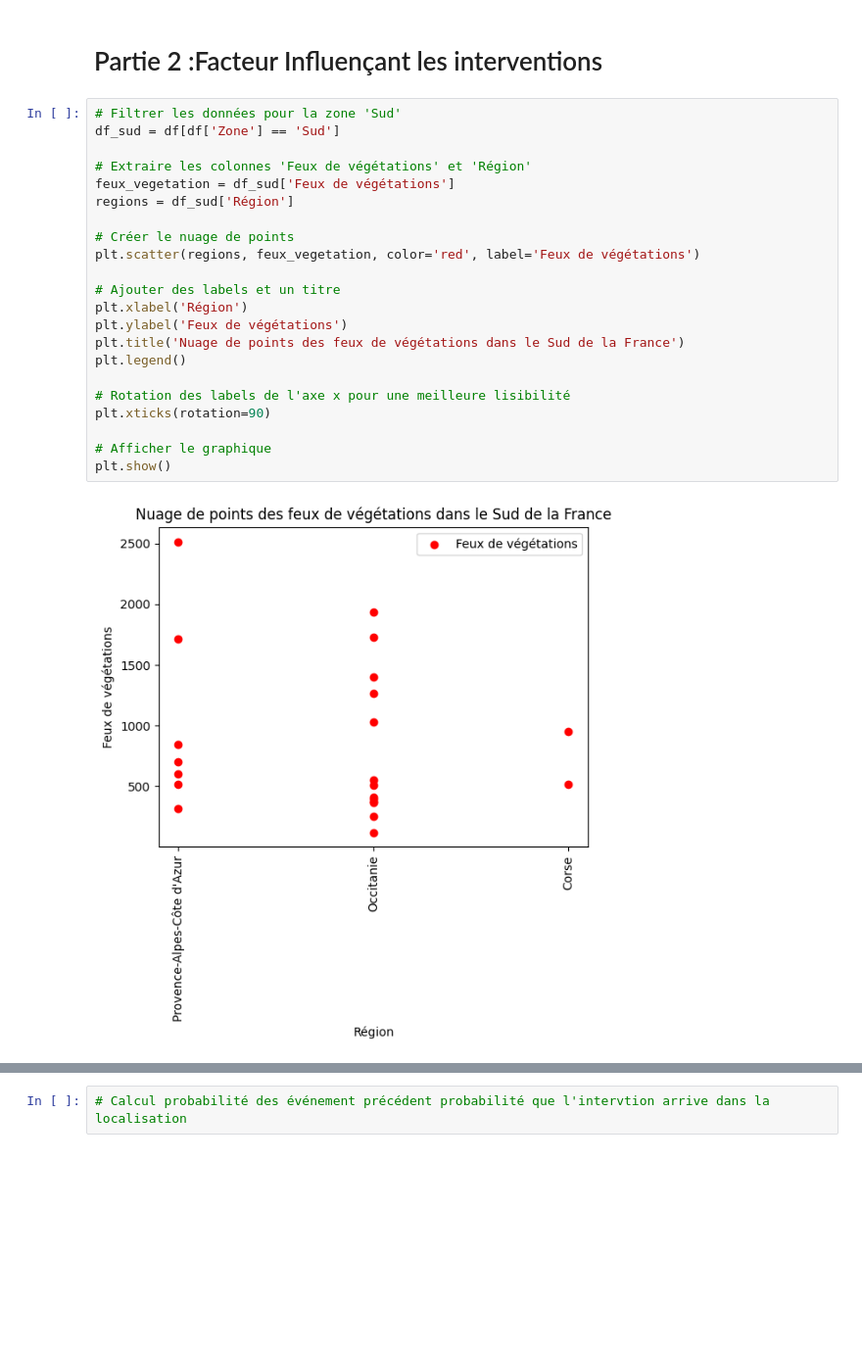
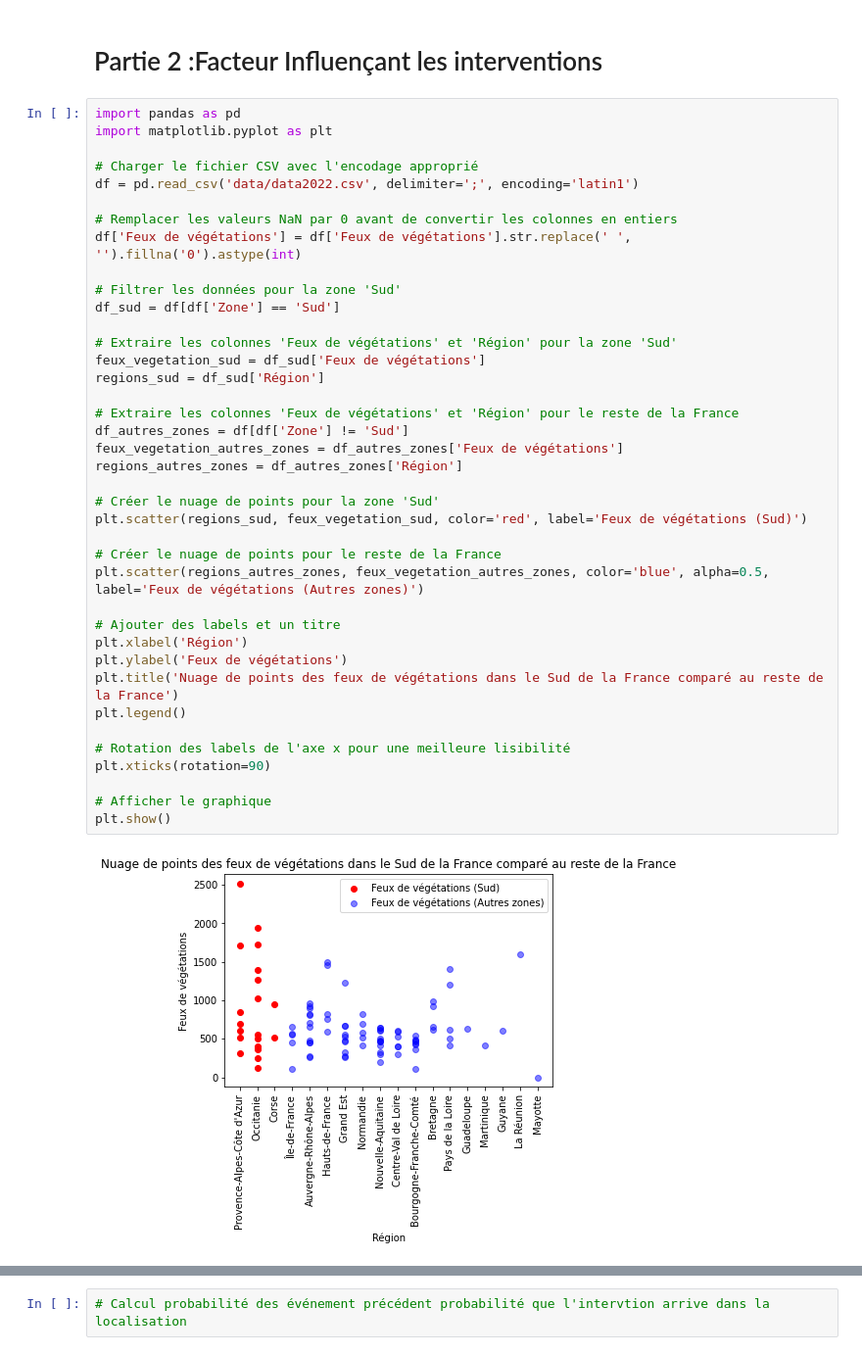
Before and after one commit to Clement-Szewczyk/L3SDN_Projet_Proba, a Jupyter notebook: Projet.ipynb, the cells around one changed output, grey strips where cells are left out. Shown at 98% size. Saved outputs shown, nothing was run; the diff lists cells and outputs as text; blank space fills up the shorter version.

Commit message:
nuages de points finis

```diff
--- a/Projet.ipynb
+++ b/Projet.ipynb
@@ -410,27 +397,44 @@ Name: Total interventions, dtype: float64
 # %% [markdown]
 # Partie 2 :Facteur Influençant les interventions
 # %%
+import pandas as pd
+import matplotlib.pyplot as plt
+
+# Charger le fichier CSV avec l'encodage approprié
+df = pd.read_csv('data/data2022.csv', delimiter=';', encoding='latin1')
+
+# Remplacer les valeurs NaN par 0 avant de convertir les colonnes en entiers
+df['Feux de végétations'] = df['Feux de végétations'].str.replace(' ', '').fillna('0').astype(int)
+
 # Filtrer les données pour la zone 'Sud'
 df_sud = df[df['Zone'] == 'Sud']
 
-# Extraire les colonnes 'Feux de végétations' et 'Région'
-feux_vegetation = df_sud['Feux de végétations']
-regions = df_sud['Région']
+# Extraire les colonnes 'Feux de végétations' et 'Région' pour la zone 'Sud'
+feux_vegetation_sud = df_sud['Feux de végétations']
+regions_sud = df_sud['Région']
 
-# Créer le nuage de points
-plt.scatter(regions, feux_vegetation, color='red', label='Feux de végétations')
+# Extraire les colonnes 'Feux de végétations' et 'Région' pour le reste de la France
+df_autres_zones = df[df['Zone'] != 'Sud']
+feux_vegetation_autres_zones = df_autres_zones['Feux de végétations']
+regions_autres_zones = df_autres_zones['Région']
+
+# Créer le nuage de points pour la zone 'Sud'
+plt.scatter(regions_sud, feux_vegetation_sud, color='red', label='Feux de végétations (Sud)')
+
+# Créer le nuage de points pour le reste de la France
+plt.scatter(regions_autres_zones, feux_vegetation_autres_zones, color='blue', alpha=0.5, label='Feux de végétations (Autres zones)')
 
 # Ajouter des labels et un titre
 plt.xlabel('Région')
 plt.ylabel('Feux de végétations')
-plt.title('Nuage de points des feux de végétations dans le Sud de la France')
+plt.title('Nuage de points des feux de végétations dans le Sud de la France comparé au reste de la France')
 plt.legend()
 
 # Rotation des labels de l'axe x pour une meilleure lisibilité
 plt.xticks(rotation=90)
 
 # Afficher le graphique
 plt.show()
 # %% [output]
-[figure, old version]
+[figure, new version]
 # %%
```
Also changed, not shown: parts of 7 cells of this notebook.
